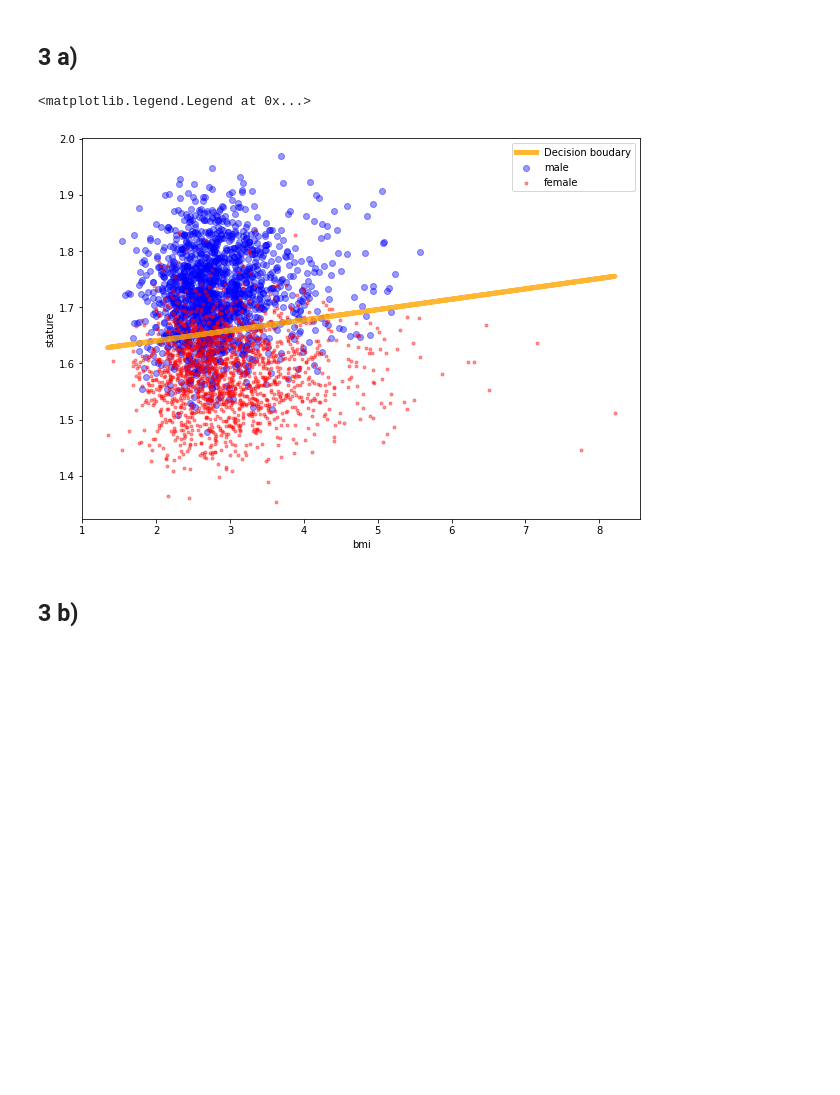
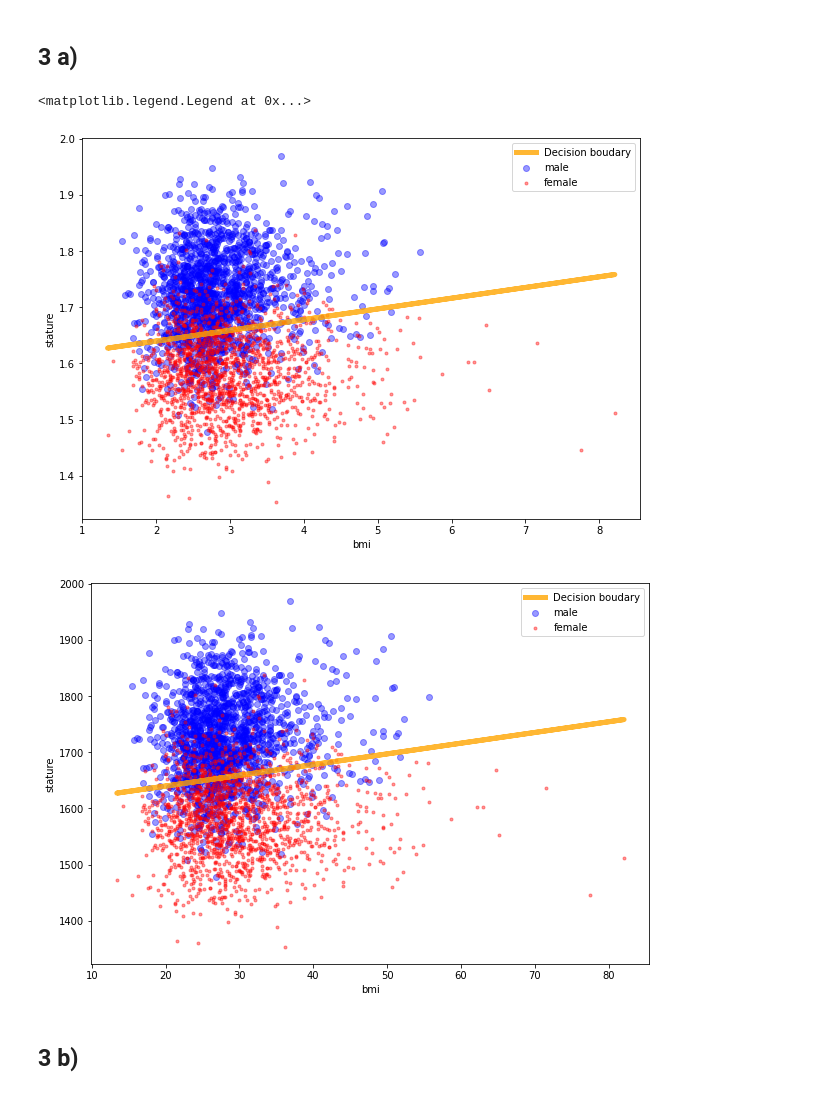
Before and after one commit to zp-yang/grad_courses, a Jupyter notebook: 2021_spring/ece595_ml/hw2.ipynb, the cells around one changed output. Cells and saved outputs as stored; diff of their text form; code cells hidden in the pictures; blank space fills up the shorter version.

```diff
--- a/2021_spring/ece595_ml/hw2.ipynb
+++ b/2021_spring/ece595_ml/hw2.ipynb
@@ -135,17 +139,31 @@ plt.semilogx(cost_momentum,linewidth=5)
 # %%
 plt.figure(figsize=(10,7))
 # plt.axis('equal')
 plt.scatter(m_bmi.values, m_stature.values, color='blue', label='male',marker='o', alpha=0.4)
 plt.scatter(f_bmi.values, f_stature.values, color='red', label='female', marker='.',alpha=0.4)
 plt.xlabel('bmi')
 plt.ylabel('stature')
 x1 = np.hstack([m_bmi.values, f_bmi.values])
 x2 = (-theta[0]-theta[1]*x1)/theta[2]
 plt.plot(x1,x2, linewidth='5', color='orange', label='Decision boudary', alpha=0.8)
 plt.legend()
+# plt.savefig()
+
+plt.figure(figsize=(10,7))
+# plt.axis('equal')
+plt.scatter(m_bmi.values*10, m_stature.values*1000, color='blue', label='male',marker='o', alpha=0.4)
+plt.scatter(f_bmi.values*10, f_stature.values*1000, color='red', label='female', marker='.',alpha=0.4)
+plt.xlabel('bmi')
+plt.ylabel('stature')
+x1 = np.hstack([m_bmi.values, f_bmi.values])
+x2 = (-theta[0]-theta[1]*x1)/theta[2]
+plt.plot(x1*10,x2*1000, linewidth='5', color='orange', label='Decision boudary', alpha=0.8)
+plt.legend()
+# plt.savefig()
 # %% [output]
 <matplotlib.legend.Legend at 0x...>
 [figure]
+[figure, added]
 # %% [markdown]
 ## 3 b)
 # %%
```
Also changed, not shown: parts of 4 cells of this notebook, 9 other files.
